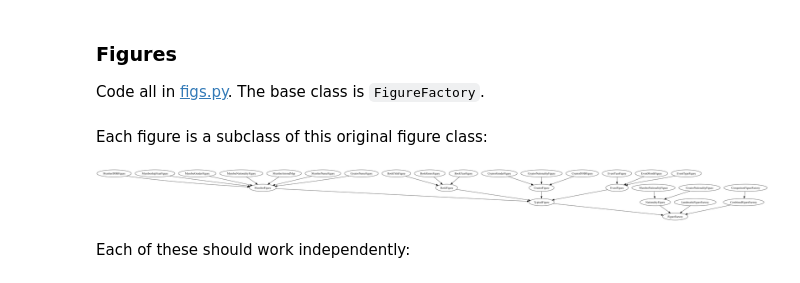
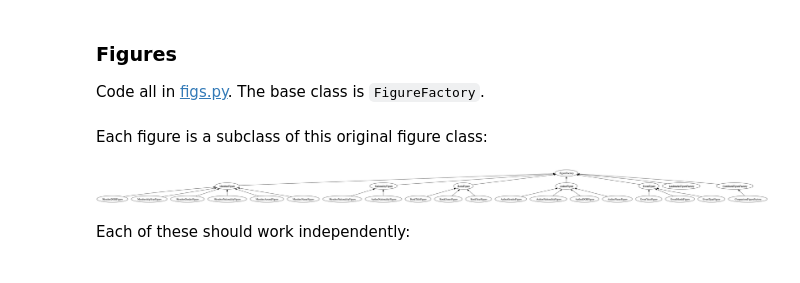
Before and after one commit to Princeton-CDH/geotaste, a Jupyter notebook: notebooks/doc_codebasejourney.ipynb, the cells around one changed output. Cells and saved outputs as stored; diff of their text form; code cells hidden in the pictures.

```diff
--- a/notebooks/doc_codebasejourney.ipynb
+++ b/notebooks/doc_codebasejourney.ipynb
@@ -97,11 +107,10 @@ Code all in [figs.py](../geotaste/figs.py). The base class is `FigureFactory`.
 # FigureFactory??
 # %% [markdown]
 Each figure is a subclass of this original figure class:
-# %%
-cgt = ClassGraphTree(FigureFactory)
-cgt.show_graph()
-# %% [output]
-[figure, removed]
+# %%
+fig_fn = show_inheritance(FigureFactory)
+# %% [output]
+[figure, added]
 # %% [markdown]
 Each of these should work independently:
 # %%
```
Also changed, not shown: parts of 8 cells of this notebook, 6 other files.
